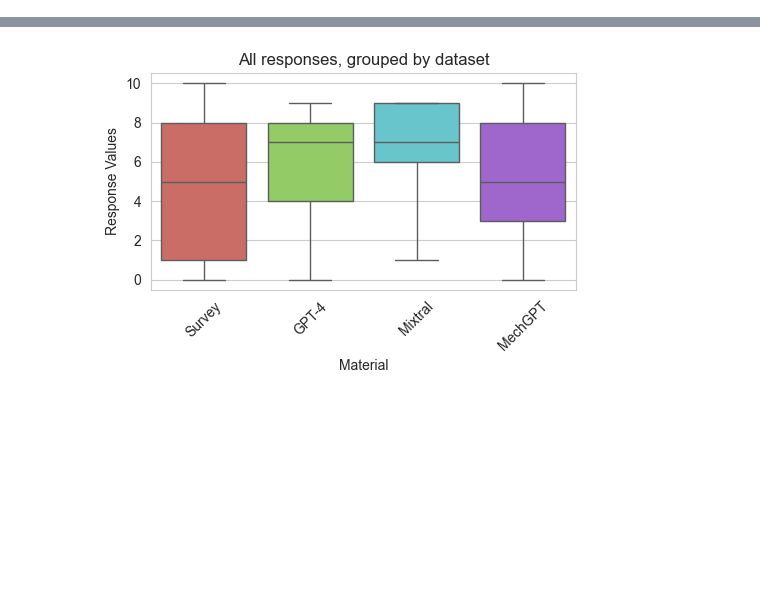
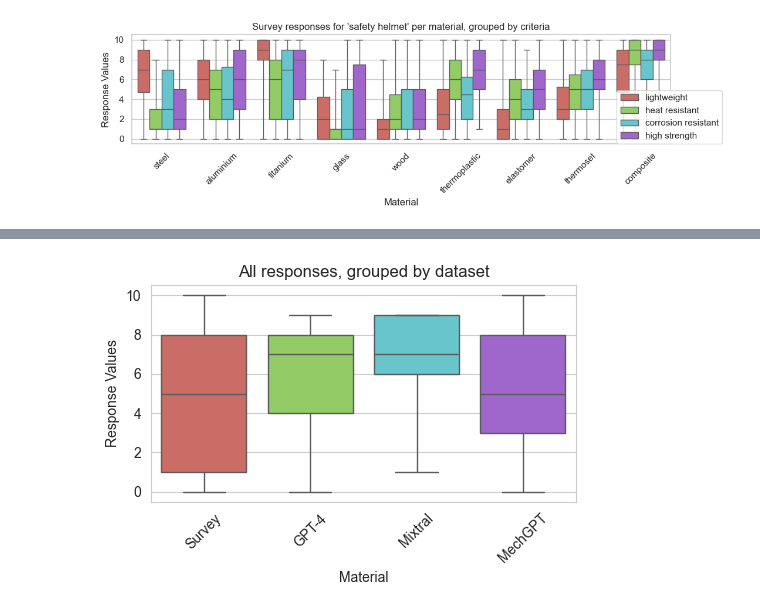
Before and after one commit to grndnl/llm_material_selection_jcise, a Jupyter notebook: evaluation/aggregate_results.ipynb, the cells around one changed output, grey strips where cells are left out. Cells and saved outputs as stored; diff of their text form; code cells hidden in the pictures; blank space fills up the shorter version.

Commit message:
added survey responses figure

```diff
--- a/evaluation/aggregate_results.ipynb
+++ b/evaluation/aggregate_results.ipynb
@@ -46,0 +47,32 @@ plt.show()
+# %%
+# filter a subset of the combined_df that only includes the helmet design and thermoplastic material
+helmet_thermoplastic = combined_df[(combined_df['design'] == 'safety helmet') & (combined_df['material'] == 'thermoplastic')
+& (combined_df['Dataset'] == 'Survey')]
+
+helmet = combined_df[(combined_df['design'] == 'safety helmet') & (combined_df['Dataset'] == 'Survey')]
+# %%
+# Recreate the box and whisker plot with updated dataset names and excluding outliers
+plt.figure(figsize=(11, 3.5))
+# ax = plt.subplot(111)
+
+sns.boxplot(data=helmet, x='material', y='response', hue='criteria',
+            palette='hls',
+            showfliers=False,
+            whis=(0, 100))
+
+plt.title("Survey responses for 'safety helmet' per material, grouped by criteria")
+plt.ylabel('Response Values')
+plt.xlabel('Material')
+plt.legend(title='Dataset')
+plt.xticks(rotation=45)
+
+# Put a legend to the right of the current axis
+plt.legend(loc=(0.9, 0))
+
+
+# save figure without cropping the labels
+plt.tight_layout()
+plt.savefig('figures/survey_responses_helmet.pdf')
+plt.show()
+# %% [output]
+[figure, added]
```
Also changed, not shown: parts of 4 cells of this notebook, 2 other files.
